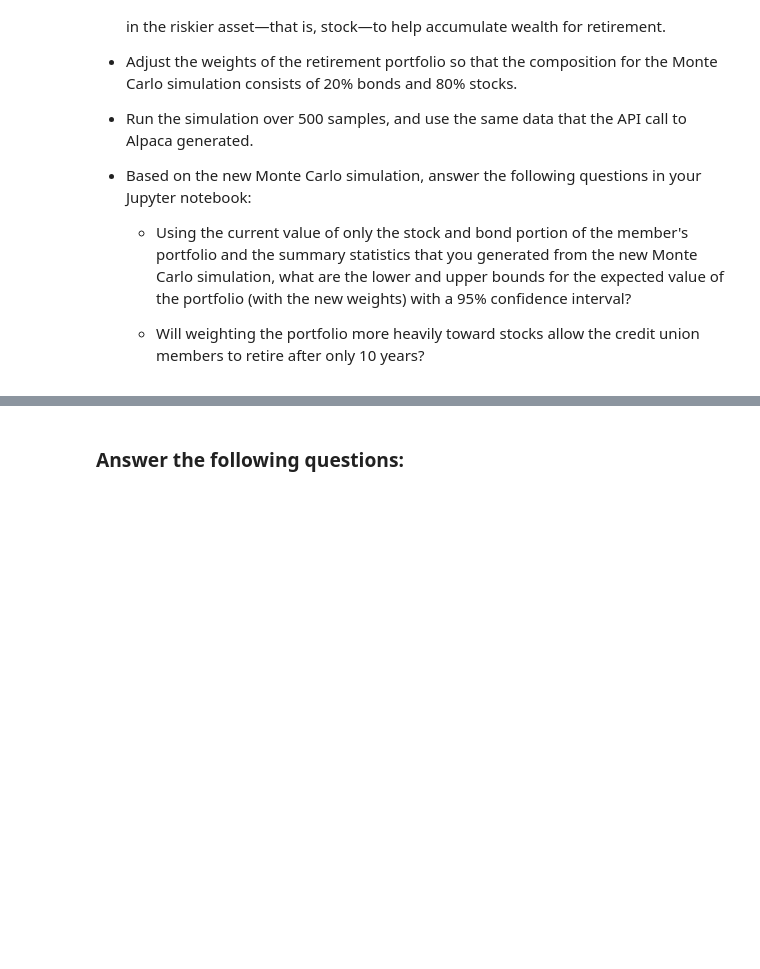
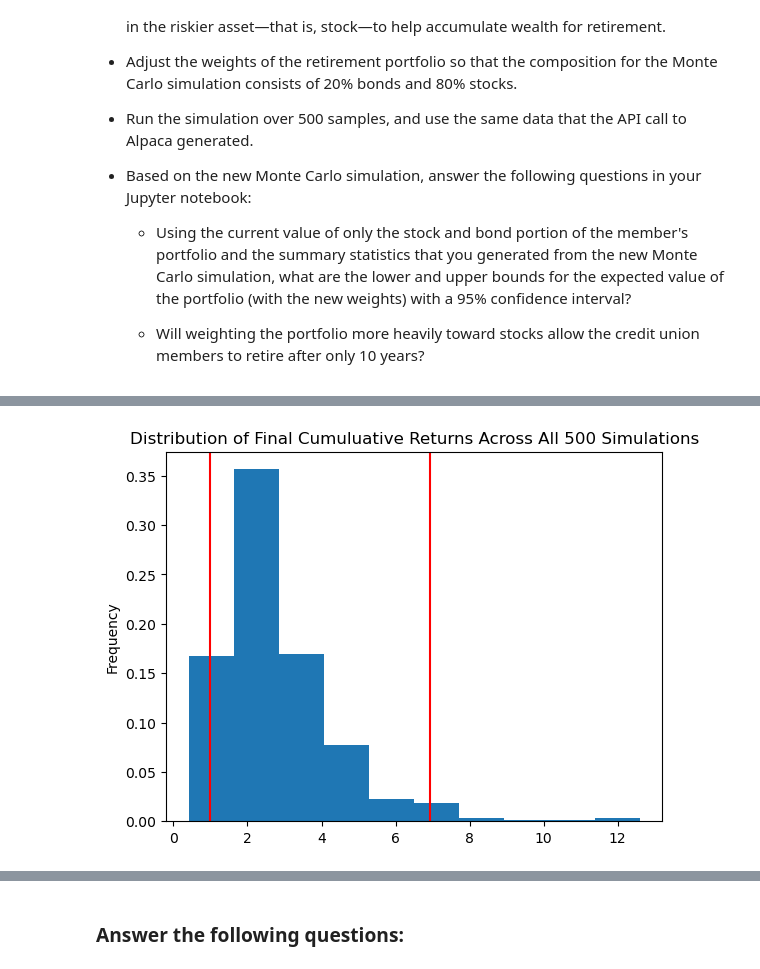
Before and after one commit to kheller18/financial-planning-monte-carlo, a Jupyter notebook: financial_planning_tools.ipynb, the cells around one changed output, grey strips where cells are left out. Cells and saved outputs as stored; diff of their text form; code cells hidden in the pictures; blank space fills up the shorter version.

```diff
--- a/financial_planning_tools.ipynb
+++ b/financial_planning_tools.ipynb
@@ -614,7 +654,9 @@ For this new Monte Carlo simulation, do the following:
 # %%
 # Visualize the probability distribution of the 10-year Monte Carlo simulation
 # by plotting a histogram
-# YOUR CODE HERE
+mc_ten_dist_plot = mc_ten_year.plot_distribution()
+# %% [output]
+[figure, added]
 # %%
 # Generate summary statistics from the 10-year Monte Carlo simulation results
 # Save the results as a variable
```
Also changed, not shown: parts of 22 cells of this notebook.
